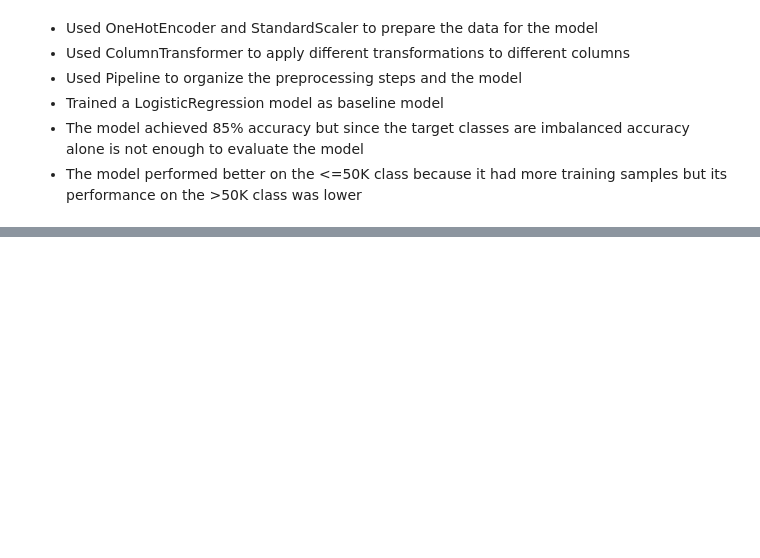
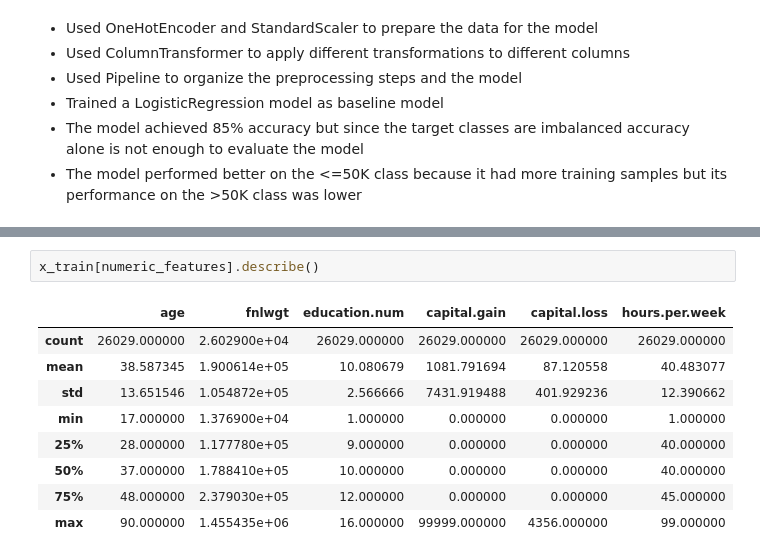
Before and after one commit to shukriaarifi/income_prediction, a Jupyter notebook: notebooks/income_prediction.ipynb, the cells around one changed output, grey strips where cells are left out. Drawn from its saved outputs; the diff is of its cells as text; blank space fills up the shorter version.

```diff
--- a/notebooks/income_prediction.ipynb
+++ b/notebooks/income_prediction.ipynb
@@ -387,0 +434,12 @@ array([[4595,  345],
+# %%
+x_train[numeric_features].describe()
+# %% [output]
+|  | age | fnlwgt | education.num | capital.gain | capital.loss | hours.per.week |
+| count | 26029.000000 | 2.602900e+04 | 26029.000000 | 26029.000000 | 26029.000000 | 26029.000000 |
+| mean | 38.587345 | 1.900614e+05 | 10.080679 | 1081.791694 | 87.120558 | 40.483077 |
+| std | 13.651546 | 1.054872e+05 | 2.566666 | 7431.919488 | 401.929236 | 12.390662 |
+| min | 17.000000 | 1.376900e+04 | 1.000000 | 0.000000 | 0.000000 | 1.000000 |
+| 25% | 28.000000 | 1.177780e+05 | 9.000000 | 0.000000 | 0.000000 | 40.000000 |
+| 50% | 37.000000 | 1.788410e+05 | 10.000000 | 0.000000 | 0.000000 | 40.000000 |
+| 75% | 48.000000 | 2.379030e+05 | 12.000000 | 0.000000 | 0.000000 | 45.000000 |
+| max | 90.000000 | 1.455435e+06 | 16.000000 | 99999.000000 | 4356.000000 | 99.000000 |
```
Also changed, not shown: parts of 19 cells of this notebook.
